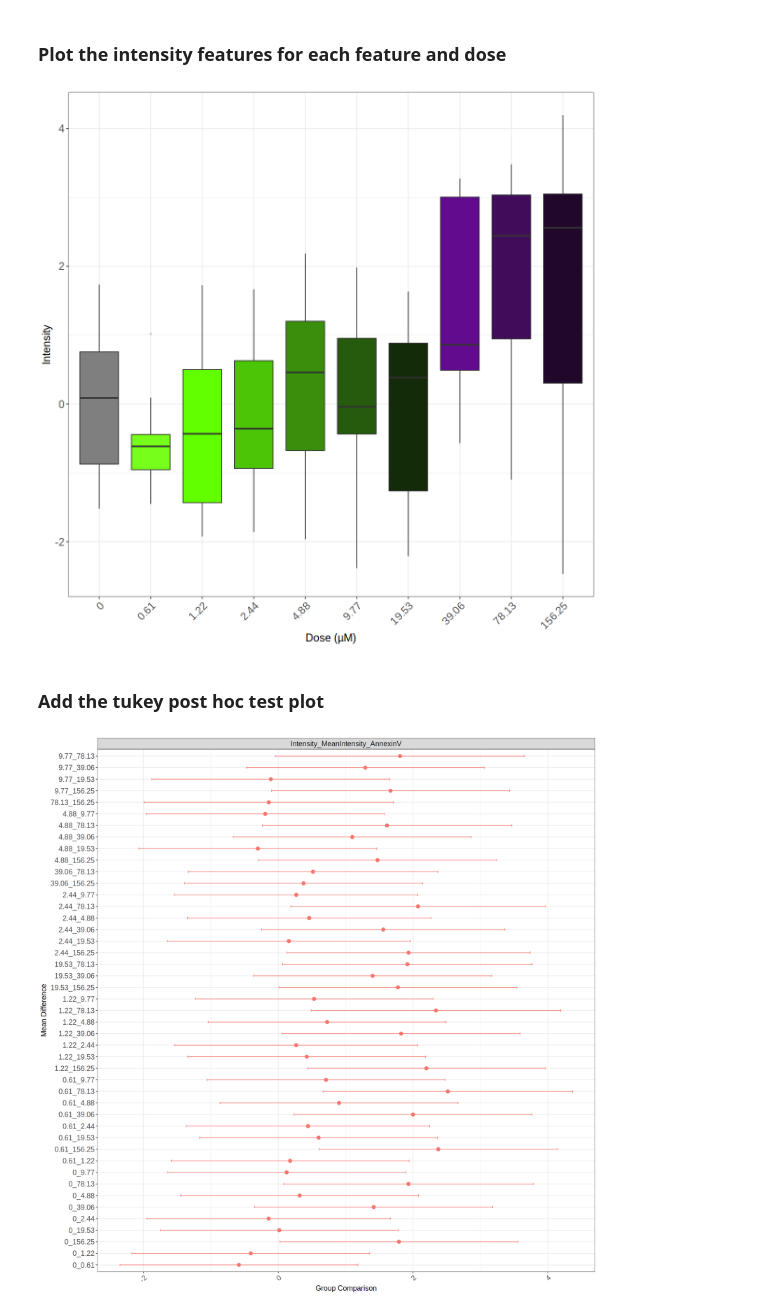
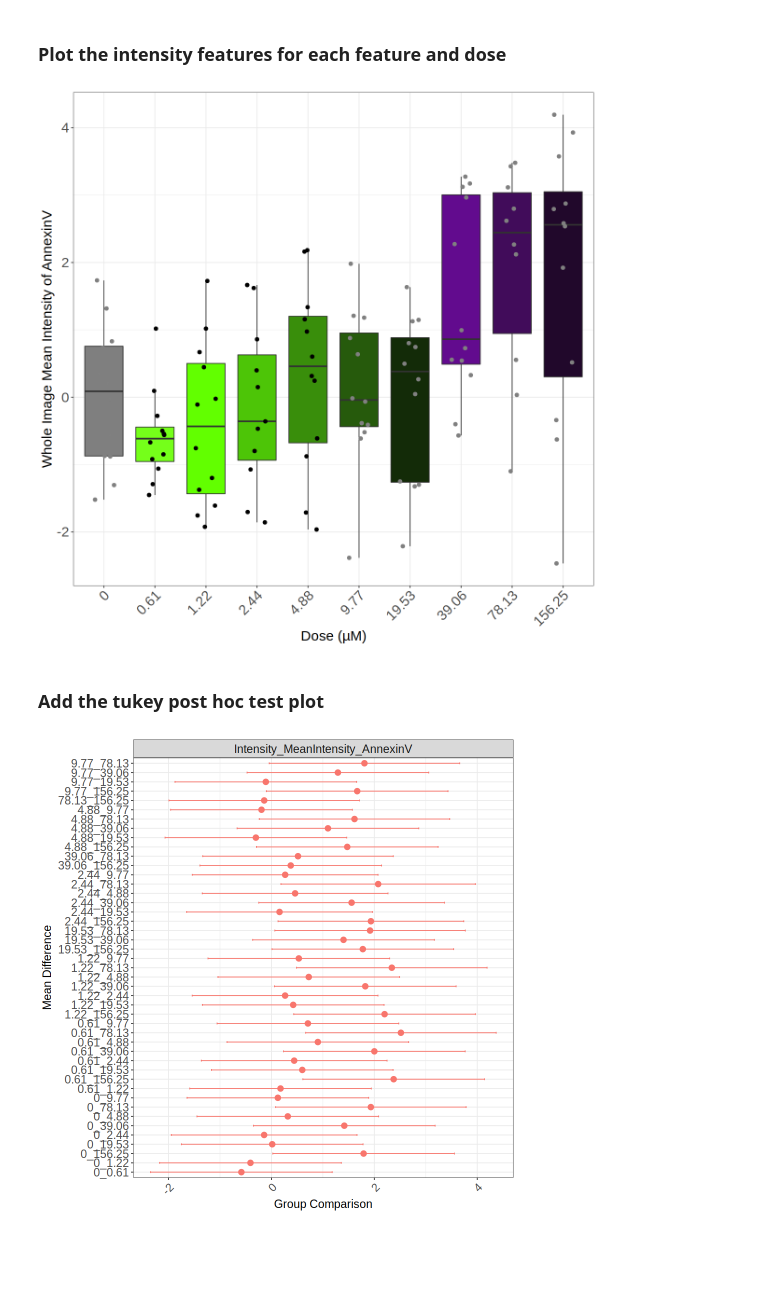
Before and after one commit to MikeLippincott/live_cell_timelapse_apoptosis_analysis, a Jupyter notebook: 1.ground_truth/notebooks/2.plot_terminal_anova.ipynb, the cells around one changed output. Saved outputs shown, nothing was run; the diff lists cells and outputs as text; code cells hidden in the pictures; blank space fills up the shorter version.

Commit message:
terminal montages and figure (#28)
* terminal montages and figure

* adding scripts and final figure

* add scripts

* addressing comments

```diff
--- a/1.ground_truth/notebooks/2.plot_terminal_anova.ipynb
+++ b/1.ground_truth/notebooks/2.plot_terminal_anova.ipynb
@@ -107,21 +119,25 @@ options(repr.plot.width = width, repr.plot.height = height)
 intensity_plot <- (
     ggplot(intensity_features_df, aes(x = Metadata_dose, y = value, fill = Metadata_dose))
     + geom_boxplot(aes(group=Metadata_dose), outlier.size = 0.5, outlier.colour = "gray")
+    # add jittered points
+    + geom_jitter(width = 0.2, size = 2, alpha = 1, aes(color = Metadata_dose))
     + labs(
         x = "Dose (µM)",
-        y = "Intensity",
+        y = "Whole Image Mean Intensity of AnnexinV"
     )
     + theme_bw()
         + theme(
-        axis.text.x = element_text(size = 14, angle = 45, hjust = 1),
-        axis.title.x = element_text(size = 14),
-        axis.title.y = element_text(size = 14),
-        axis.text.y = element_text(size = 14),
-        plot.title = element_text(size = 14, hjust = 0.5),
+        axis.text.x = element_text(size = 18, angle = 45, hjust = 1),
+        axis.title.x = element_text(size = 18),
+        axis.title.y = element_text(size = 18),
+        axis.text.y = element_text(size = 18),
+        plot.title = element_text(size = 18, hjust = 0.5),
         legend.position = "none",
-        strip.text = element_text(size = 14)
+        strip.text = element_text(size = 18)
     )
     + scale_fill_manual(values = color_pallete_for_dose)
+    # add color to jitter points
+    + scale_color_manual(values = points_color_pallete_for_dose)
 )
 ggsave(
     file.path(figures_dir, "intensity_features_boxplot.png"),
@@ -132,7 +148,7 @@ ggsave(
 )
 intensity_plot
 # %% [output]
-[figure, old version]
+[figure, new version]
 # %%
 # sort the data by group1 and group2
 tukey_df <- tukey_df %>%
@@ -145,8 +161,8 @@ tukey_df$channel <- sub(".*_(.*)", "\\1", tukey_df$feature)
 # %% [markdown]
 ### Add the tukey post hoc test plot
 # %%
-width <- 15
-height <- 15
+width <- 8
+height <- 8
 options(repr.plot.width = width, repr.plot.height = height)
 tukey_plot <- (
     ggplot(tukey_df, aes(x = meandiff, y = comparison, col = channel))
@@ -154,31 +170,31 @@ tukey_plot <- (
     + geom_errorbar(aes(xmin = lower, xmax = upper), width = 0.2)
     + geom_hline(yintercept = 0, linetype = "dashed", color = "red")
     + labs(
         x = "Group Comparison",
         y = "Mean Difference"
     )
     + theme_bw()
     + theme(axis.text.x = element_text(angle = 45, hjust = 1))
     + facet_wrap(feature ~ ., scales = "free_y")
 
         + facet_wrap(~ feature, scales = "free_y", ncol = 2)
         + theme(
         axis.text.x = element_text(size = 14, angle = 45, hjust = 1),
         axis.title.x = element_text(size = 14),
         axis.title.y = element_text(size = 14),
         axis.text.y = element_text(size = 14),
         plot.title = element_text(size = 14, hjust = 0.5),
         legend.position = "none",
         strip.text = element_text(size = 14)
     )
 )
 ggsave(
     file.path(figures_dir, "tukey_plot.png"),
     plot = tukey_plot,
     width = width,
     height = height,
     dpi = 600
 )
 tukey_plot
 # %% [output]
-[figure, old version]
+[figure, new version]
```
Also changed, not shown: parts of 1 cell of this notebook, 15 other files.
